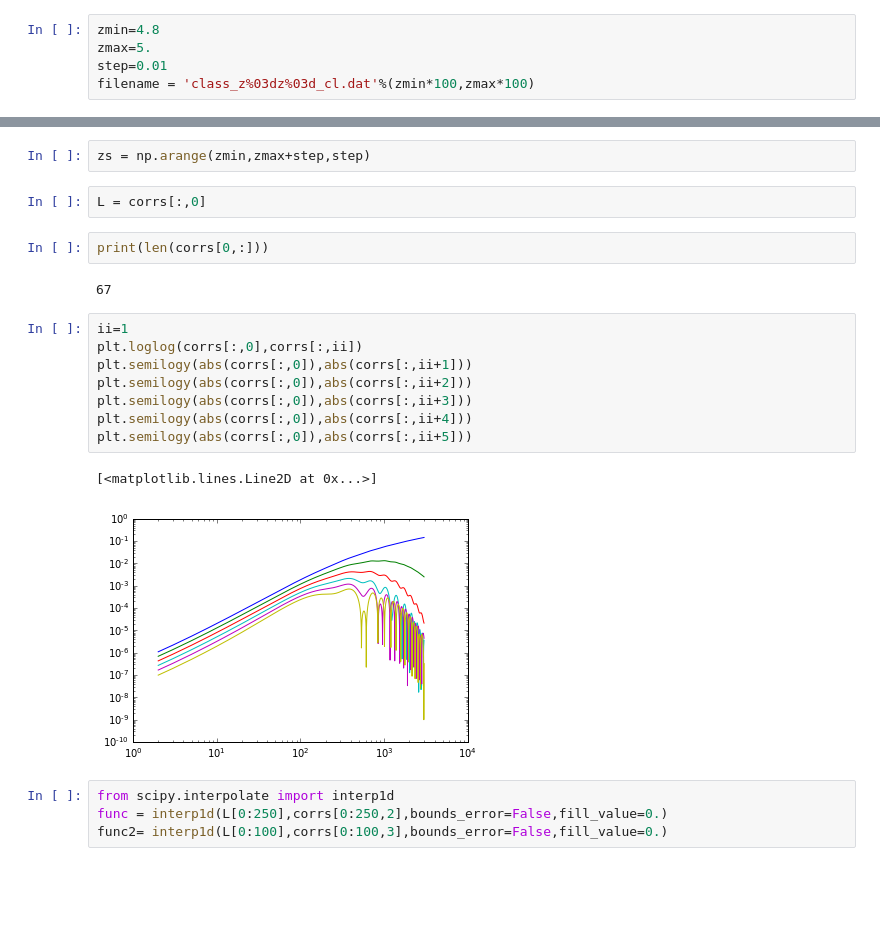
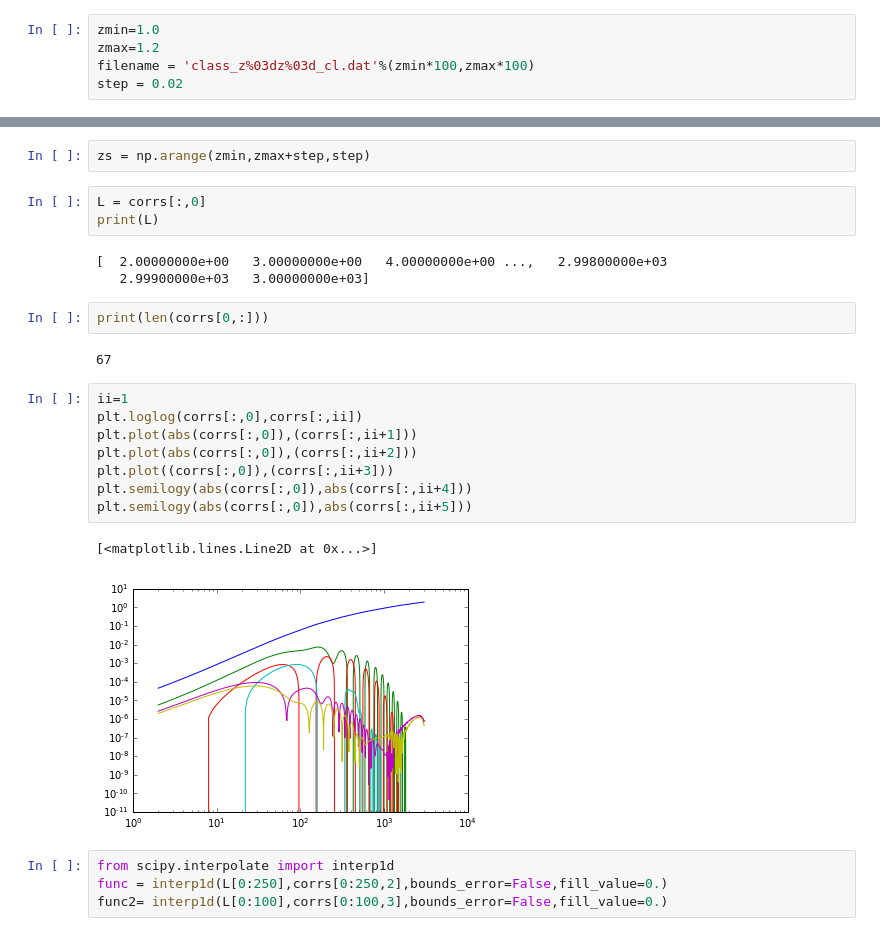
Before and after one commit to VMBoehm/BispectrumBias, a Jupyter notebook: DeltaCl Interpolation.ipynb, the cells around one changed output, grey strips where cells are left out. Drawn from its saved outputs; the diff is of its cells as text; blank space fills up the shorter version.

```diff
--- a/DeltaCl Interpolation.ipynb
+++ b/DeltaCl Interpolation.ipynb
@@ -17,10 +17,10 @@ plt.style.use('classic')
 # %%
 path = '/home/nessa/Documents/Projects/LensingBispectrum/CMB-nonlinear/CrossPostBorn/data/class_postlimberdensity/inifiles/'
 # %%
-zmin=4.8
-zmax=5.
-step=0.01
+zmin=1.0
+zmax=1.2
 filename = 'class_z%03dz%03d_cl.dat'%(zmin*100,zmax*100)
+step = 0.02
 # %%
 corrs = np.loadtxt(path+filename)
 print(corrs.shape)
@@ -30,6 +30,10 @@ print(corrs.shape)
 zs = np.arange(zmin,zmax+step,step)
 # %%
 L = corrs[:,0]
+print(L)
+# %% [output]
+[  2.00000000e+00   3.00000000e+00   4.00000000e+00 ...,   2.99800000e+03
+   2.99900000e+03   3.00000000e+03]
 # %%
 print(len(corrs[0,:]))
 # %% [output]
@@ -37,14 +41,14 @@ print(len(corrs[0,:]))
 # %%
 ii=1
 plt.loglog(corrs[:,0],corrs[:,ii])
-plt.semilogy(abs(corrs[:,0]),abs(corrs[:,ii+1]))
-plt.semilogy(abs(corrs[:,0]),abs(corrs[:,ii+2]))
-plt.semilogy(abs(corrs[:,0]),abs(corrs[:,ii+3]))
+plt.plot(abs(corrs[:,0]),(corrs[:,ii+1]))
+plt.plot(abs(corrs[:,0]),(corrs[:,ii+2]))
+plt.plot((corrs[:,0]),(corrs[:,ii+3]))
 plt.semilogy(abs(corrs[:,0]),abs(corrs[:,ii+4]))
 plt.semilogy(abs(corrs[:,0]),abs(corrs[:,ii+5]))
 # %% [output]
 [<matplotlib.lines.Line2D at 0x...>]
-[figure, old version]
+[figure, new version]
 # %%
 from scipy.interpolate import interp1d
 func = interp1d(L[0:250],corrs[0:250,2],bounds_error=False,fill_value=0.)
```
Also changed, not shown: parts of 22 cells of this notebook, 4 other files.
